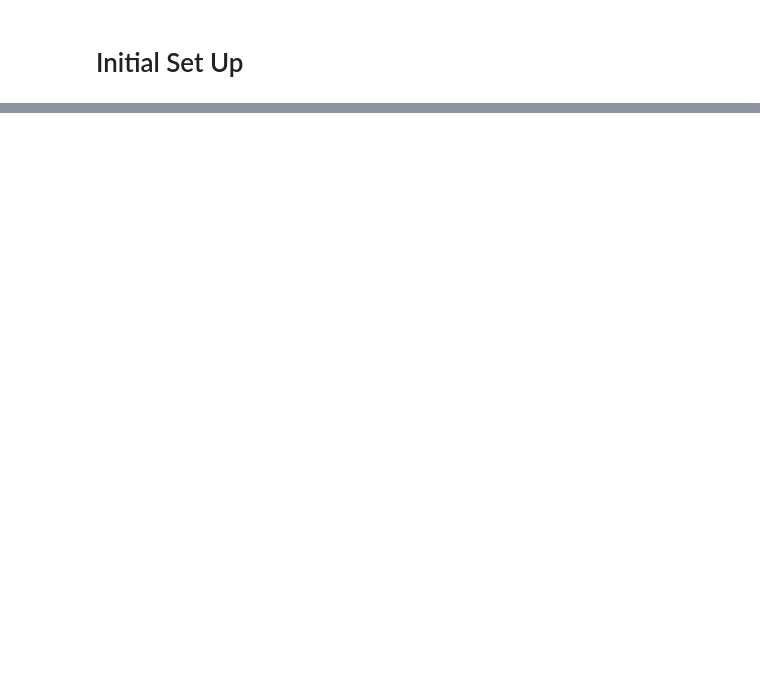
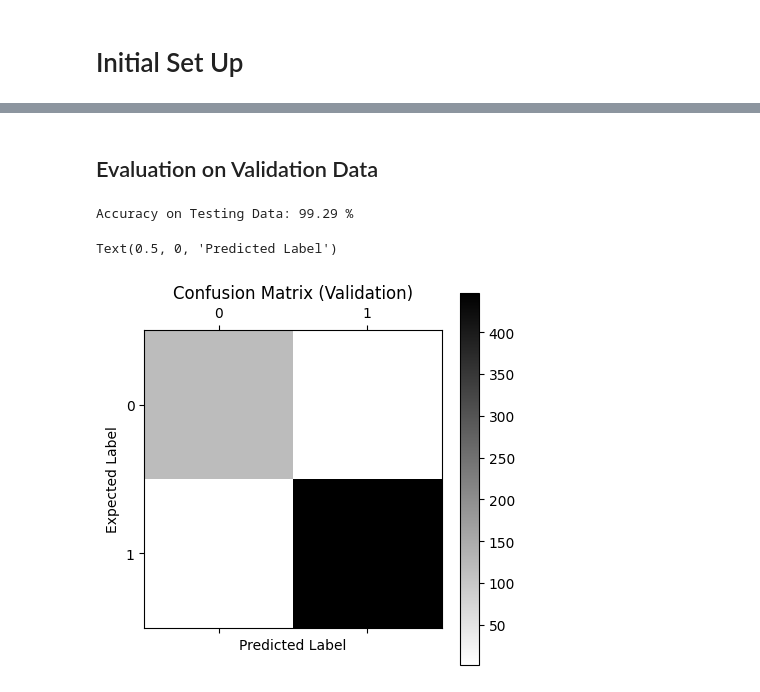
Before and after one commit to SidShah2953/app-ml-2024, a Jupyter notebook: Assignmnt 1/train.ipynb, the cells around one changed output, grey strips where cells are left out. Drawn from its saved outputs; the diff is of its cells as text; code cells hidden in the pictures; blank space fills up the shorter version.

```diff
--- a/Assignmnt 1/train.ipynb
+++ b/Assignmnt 1/train.ipynb
@@ -145,0 +176,28 @@ for i in range(len(params)):
+# %% [markdown]
+## Evaluation on Validation Data
+# %%
+val = pd.read_csv('Data/validation.csv', header=0)
+val = val.dropna()
+msg_val = val['content']
+label_val = val['label']
+# %%
+bow_val = bow_transformer.transform(msg_val)
+tfidf_val = tfidf_transformer.transform(bow_val)
+
+pred_val = spam_detector.predict(tfidf_val)
+print(f'Accuracy on Testing Data: {int(10000 * \
+                                        accuracy_score(label_val, pred_val))\
+                                            / 100} %')
+# %% [output]
+Accuracy on Testing Data: 99.29 %
+# %%
+plt.matshow(confusion_matrix(label_val, pred_val),
+            cmap=plt.cm.binary,
+            interpolation='nearest')
+plt.title('Confusion Matrix (Validation)')
+plt.colorbar()
+plt.ylabel('Expected Label')
+plt.xlabel('Predicted Label')
+# %% [output]
+Text(0.5, 0, 'Predicted Label')
+[figure, added]
```
Also changed, not shown: parts of 33 cells of this notebook.
